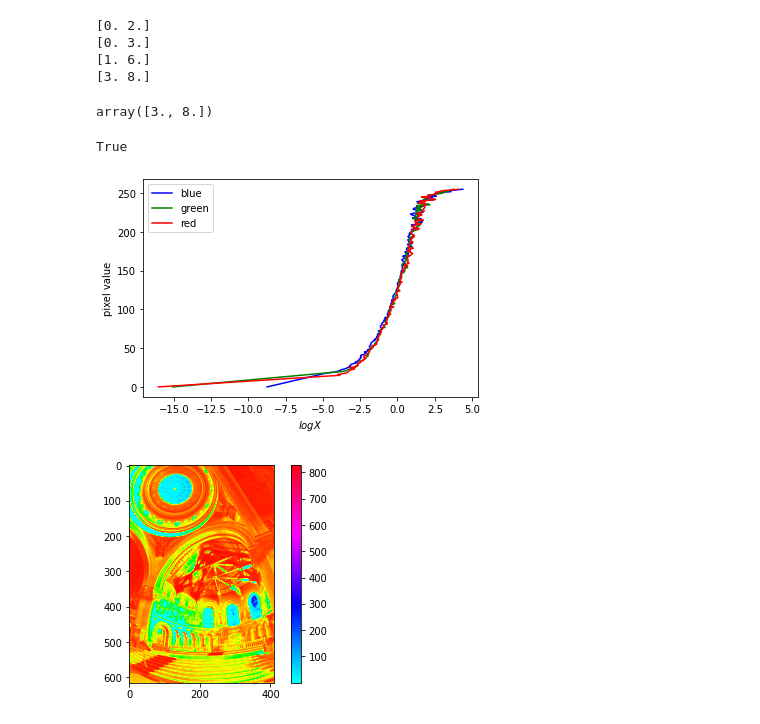
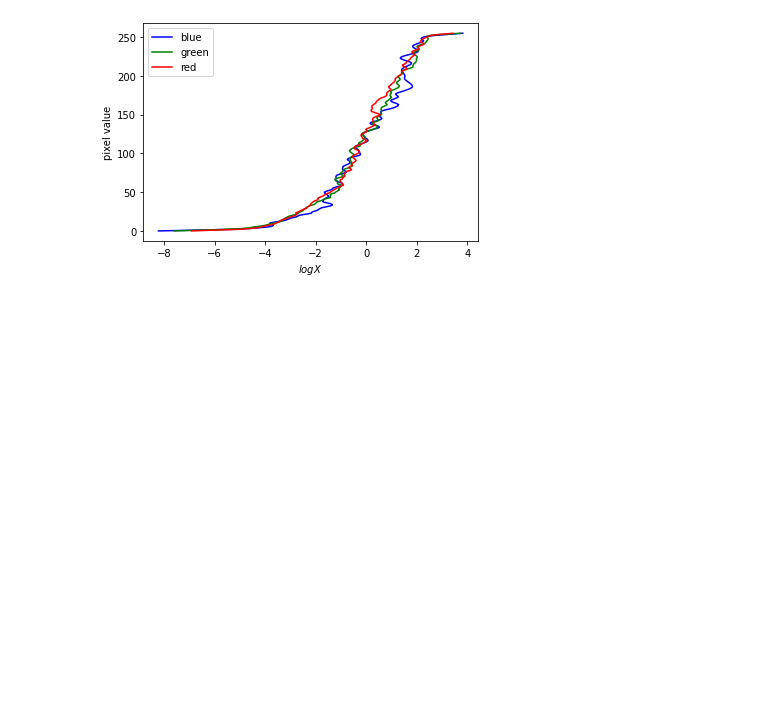
Before and after one commit to b05902105/NTU-VFX-2021-Spring, a Jupyter notebook: hw1/hw1.ipynb, the cells around one changed output. Saved outputs shown, nothing was run; the diff lists cells and outputs as text; code cells hidden in the pictures; blank space fills up the shorter version.

```diff
--- a/hw1/hw1.ipynb
+++ b/hw1/hw1.ipynb
@@ -23,10 +23,11 @@ def indices_sampling(images, size=50):
     canny = cv2.Canny(cv2.cvtColor(images[len(images)//2], cv2.COLOR_BGR2GRAY), 10, 30)
     edge_idx = np.ravel_multi_index(np.argwhere(canny > 128).T, canny.shape)
 
-    # sampling points with the largest standard deviation
+    # sampling points with much larger standard deviation
     tmp = images.mean(axis=-1).reshape(images.shape[0], -1)
     tmp[:, edge_idx] = 0
-    return np.random.choice(tmp.std(axis=0).argsort()[::-1][:size*2], size, replace=False)
+    N, P = tmp.shape
+    return np.random.choice(tmp.std(axis=0).argsort()[::-1][10:-10], size, replace=False)
 
 def get_windows():
     return np.array([x if x <= 127.5 else 255-x for x in range(256)])
@@ -155,36 +173,31 @@ images = imread(path)
-# %%
-mtb_alignment(images[8], images[9], M=50, num_iter=4, r=4)
-# %% [output]
-[0. 2.]
-[0. 3.]
-[1. 6.]
-[3. 8.]
-array([3., 8.])
-# %%
-h, w = images[0].shape[:-1]
-cv2.imwrite('new9.JPG', cv2.warpAffine(images[9], np.float32([[1, 0, 3], [0, 1, 8]]), (w, h)))
-# %% [output]
-True
+# %%
+path = './data/new_images3'
+
+# Shutter Time
+# img2_shutter_speed = np.log([32, 16, 8, 4, 2, 1, 1/2, 1/4, 1/8, 1/16, 1/32, 1/64, 1/128, 1/256, 1/512, 1/1024])
+img3_shutter_speed = np.log([0.01, 0.02, 0.04, 1/13, 1/6, 1/3, 1, 2, 4, 8])
+
+# Shifts, running the following code segment at the first time.
+# img3_shifts = np.array([[1, -2], [0, 2], [-2, 1], [0, 0], [-2, 1], [-2, 4], [-1, -4], [2, -7], [3, 8]])
+# shifts = images_alignment(images, img3_shifts)
+# %%
+# BGR Images
+images = imread(path)
+images = np.array([center_crop(x, ratio=0.01) for x in images])
+blurs = np.array([cv2.GaussianBlur(img, (9, 9), 0) for img in images])
+P = len(blurs)
 # %%
-
-#images = np.array([center_crop(x) for x in images])
-blurs = np.array([cv2.GaussianBlur(img, (9, 9), 0) for img in images])
-shutter_speed = np.log([32, 16, 8, 4, 2, 1, 1/2, 1/4, 1/8, 1/16, 1/32, 1/64, 1/128, 1/256, 1/512, 1/1024])
-# img3_shutter_speed = np.log([0.01, 0.02, 0.04, 1/13, 1/6, 1/3, 1, 2, 4, 8])
-P = len(blurs)
-
-indices = indices_sampling(blurs, size=50)
+indices = indices_sampling(blurs, size=2000)
 
 # Sampling images' pixel value in a (3 x N x P) form
 Z = blurs.transpose(3, 1, 2, 0).reshape(3, -1, P)[:, indices]
 
 G = []
 for i in range(3):
-    g, e = debevec(Z[i], shutter_speed, 0.1, get_windows())
+    g, e = debevec(Z[i], img3_shutter_speed, 5, get_windows())
     G.append(g)
 plot_responsive_curves(G)
-img = hdr_reconstruction(images, shutter_speed, G, get_windows())
+img = hdr_reconstruction(images, img3_shutter_speed, G, get_windows())
 #plot_radiance_map(img, center_ratio=0.2)
 # %% [output]
-[figure, old version]
+[figure, new version]
-[figure, removed]
```
Also changed, not shown: parts of 5 cells of this notebook, 1 other file.
